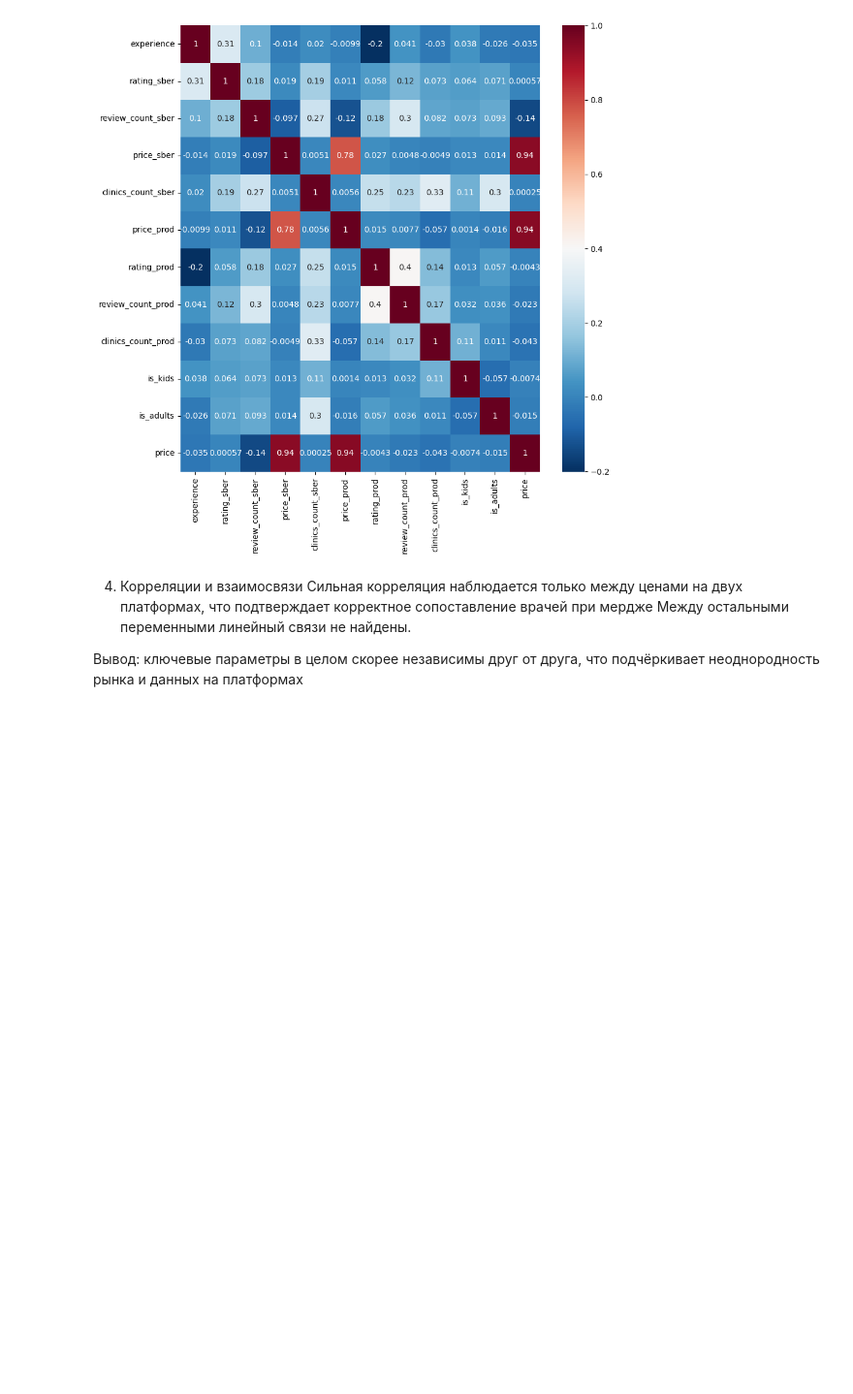
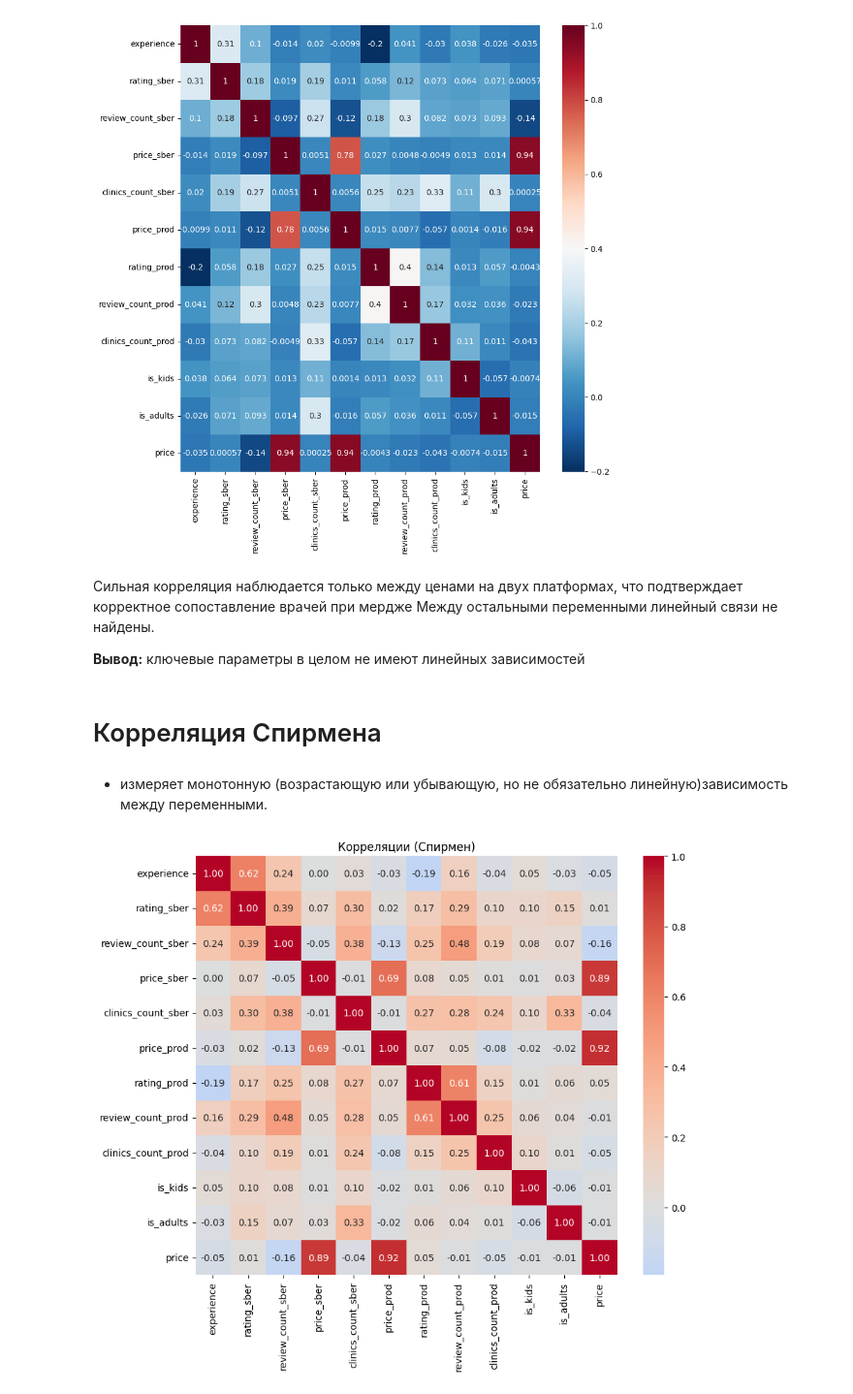
Before and after one commit to yyaroslavskiy/SkibidiDocDoc, a Jupyter notebook: eda/EDA_Doctors_1.ipynb, the cells around one changed output. Shown at 97% size. Cells and saved outputs as stored; diff of their text form; code cells hidden in the pictures; blank space fills up the shorter version.

Commit message:
feat: heatmap corr + clusterization???

```diff
--- a/eda/EDA_Doctors_1.ipynb
+++ b/eda/EDA_Doctors_1.ipynb
@@ -1340,8 +1340,21 @@ sns.heatmap(doctors.corr(numeric_only = True), annot=True, cmap='RdBu_r')
 <Axes: >
 [figure]
 # %% [markdown]
-4) Корреляции и взаимосвязи
 Сильная корреляция наблюдается только между ценами на двух платформах, что подтверждает корректное сопоставление врачей при мердже
 Между остальными переменными линейный связи не найдены.
 
-Вывод: ключевые параметры в целом скорее независимы друг от друга, что подчёркивает неоднородность рынка и данных на платформах
+**Вывод:** ключевые параметры в целом не имеют линейных зависимостей
+# %% [markdown]
+# Корреляция Спирмена
+# %% [markdown]
+- измеряет монотонную (возрастающую или убывающую, но не обязательно линейную)зависимость между переменными.
+# %%
+corr = doctors.corr(method='spearman', numeric_only=True)
+
+
+plt.figure(figsize=(10,8))
+sns.heatmap(corr, annot=True, cmap='coolwarm', center=0, fmt=".2f")
+plt.title('Корреляции (Спирмен)')
+plt.show()
+# %% [output]
+[figure, added]
```
Also changed, not shown: parts of 7 cells of this notebook.
